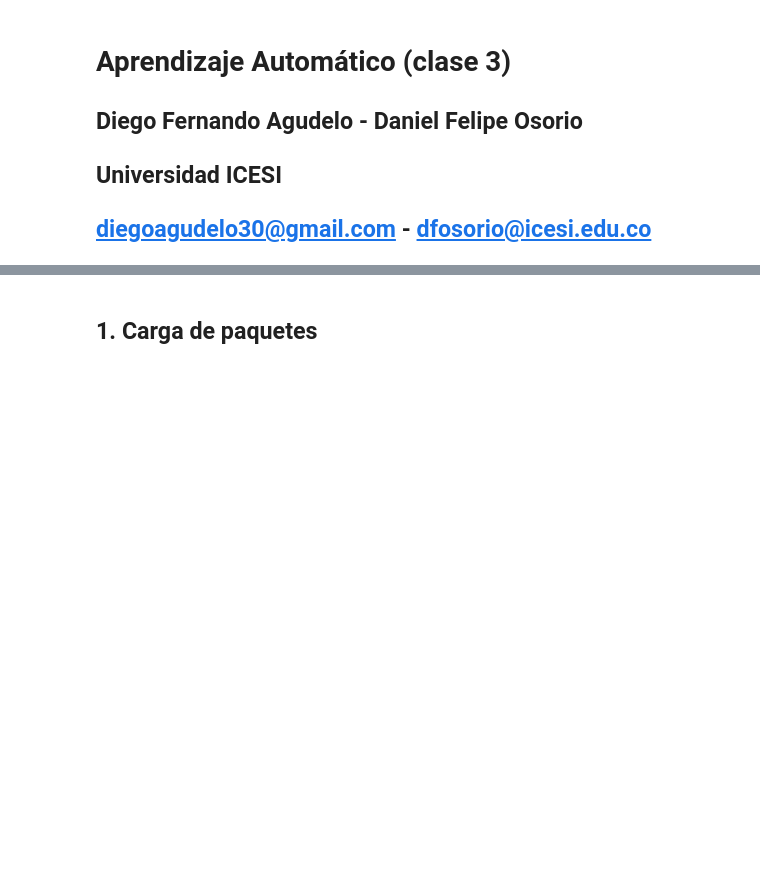
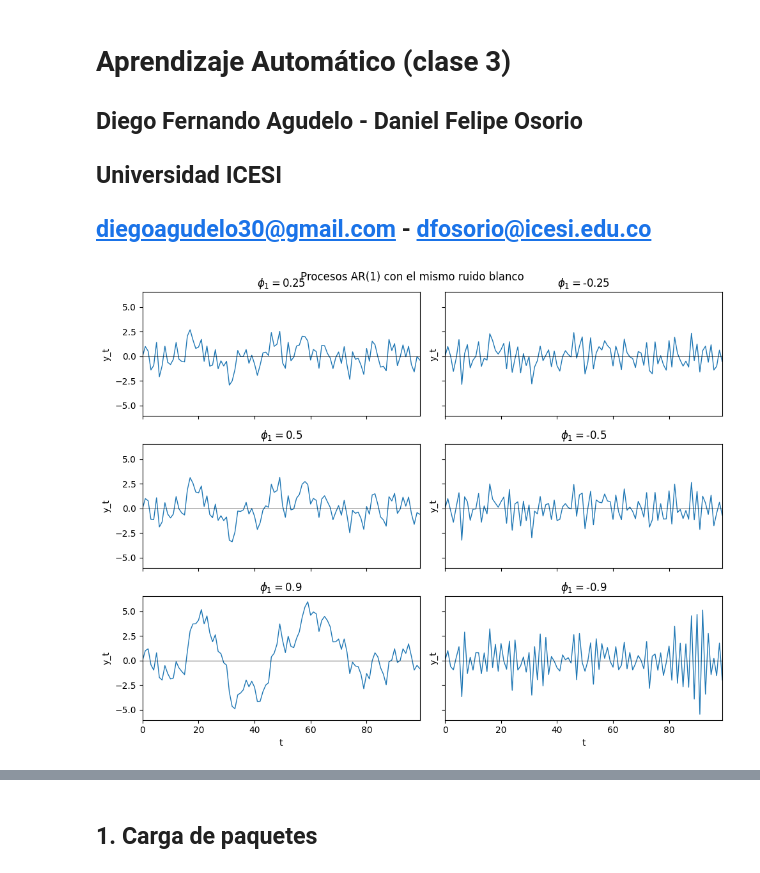
Before and after one commit to profedaniel86/Series_de_Tiempo, a Jupyter notebook: 3. ARIMA/Aprendizaje_automático_III_clase3.ipynb, the cells around one changed output, grey strips where cells are left out. Cells and saved outputs as stored; diff of their text form; code cells hidden in the pictures; blank space fills up the shorter version.

```diff
--- a/3. ARIMA/Aprendizaje_automático_III_clase3.ipynb
+++ b/3. ARIMA/Aprendizaje_automático_III_clase3.ipynb
@@ -6,3 +6,41 @@
 ## Diego Fernando Agudelo - Daniel Felipe Osorio
 ## Universidad ICESI
 ## diegoagudelo30@gmail.com - dfosorio@icesi.edu.co
+# %%
+import numpy as np
+import matplotlib.pyplot as plt
+
+# reproducibilidad
+np.random.seed(123)
+
+T = 100               # número de observaciones
+phis = [0.25, -0.25, 0.5, -0.5, 0.9, -0.9]
+sigma_eps = 1         # desviación estándar del ruido
+eps = np.random.normal(0, sigma_eps, T)   # mismos eps para todos
+
+def sim_ar1(phi, eps):
+    y = np.zeros_like(eps)
+    for t in range(1, len(eps)):
+        y[t] = phi * y[t-1] + eps[t]
+    return y
+
+series = [sim_ar1(phi, eps) for phi in phis]
+
+# graficar
+fig, axes = plt.subplots(3, 2, figsize=(10, 8), sharex=True, sharey=True)
+axes = axes.ravel()
+
+for i, (phi, y) in enumerate(zip(phis, series)):
+    axes[i].plot(y, linewidth=1)
+    axes[i].set_title(r"$\phi_1 = $" + f"{phi}")
+    axes[i].set_xlim(0, T-1)
+    axes[i].axhline(0, color='black', linewidth=0.5)
+    if i >= 4:  # últimas filas muestran eje x
+        axes[i].set_xlabel("t")
+    axes[i].set_ylabel("y_t")
+
+plt.suptitle("Procesos AR(1) con el mismo ruido blanco", y=0.95)
+plt.tight_layout()
+plt.show()
+# %% [output]
+[figure, added]
```
Also changed, not shown: parts of 1 cell of this notebook.
